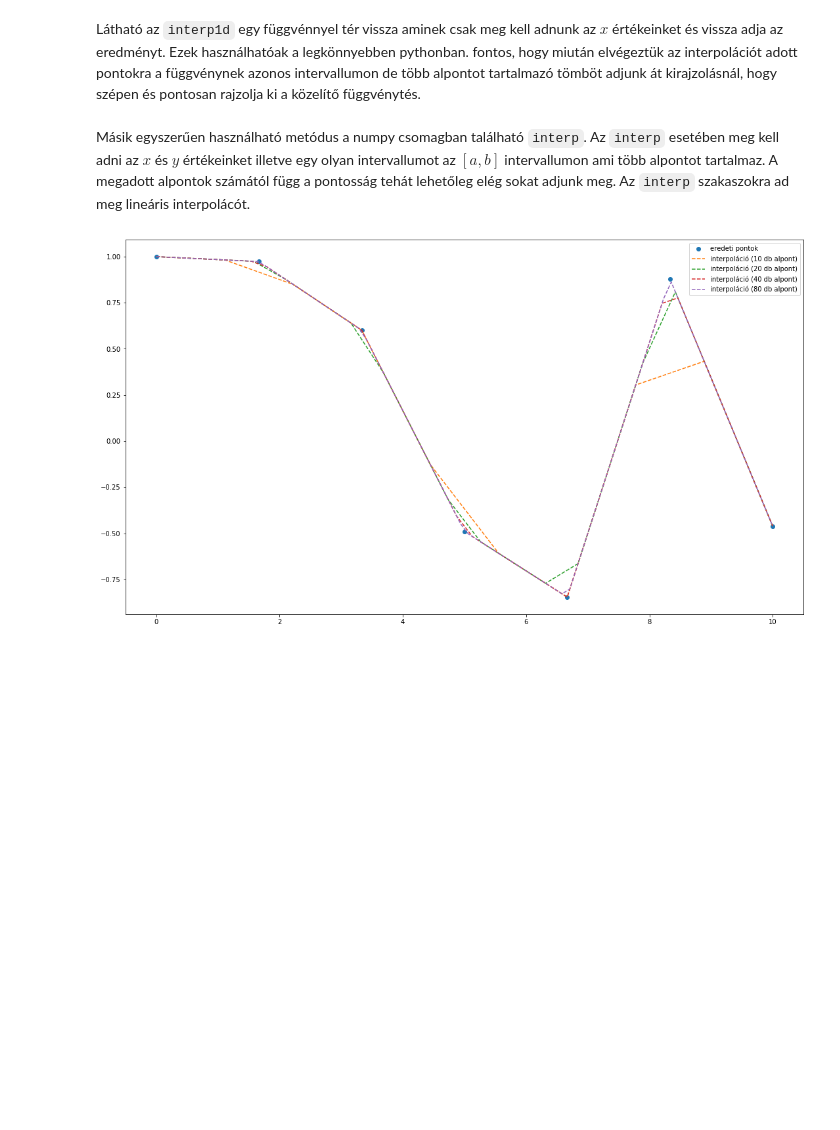
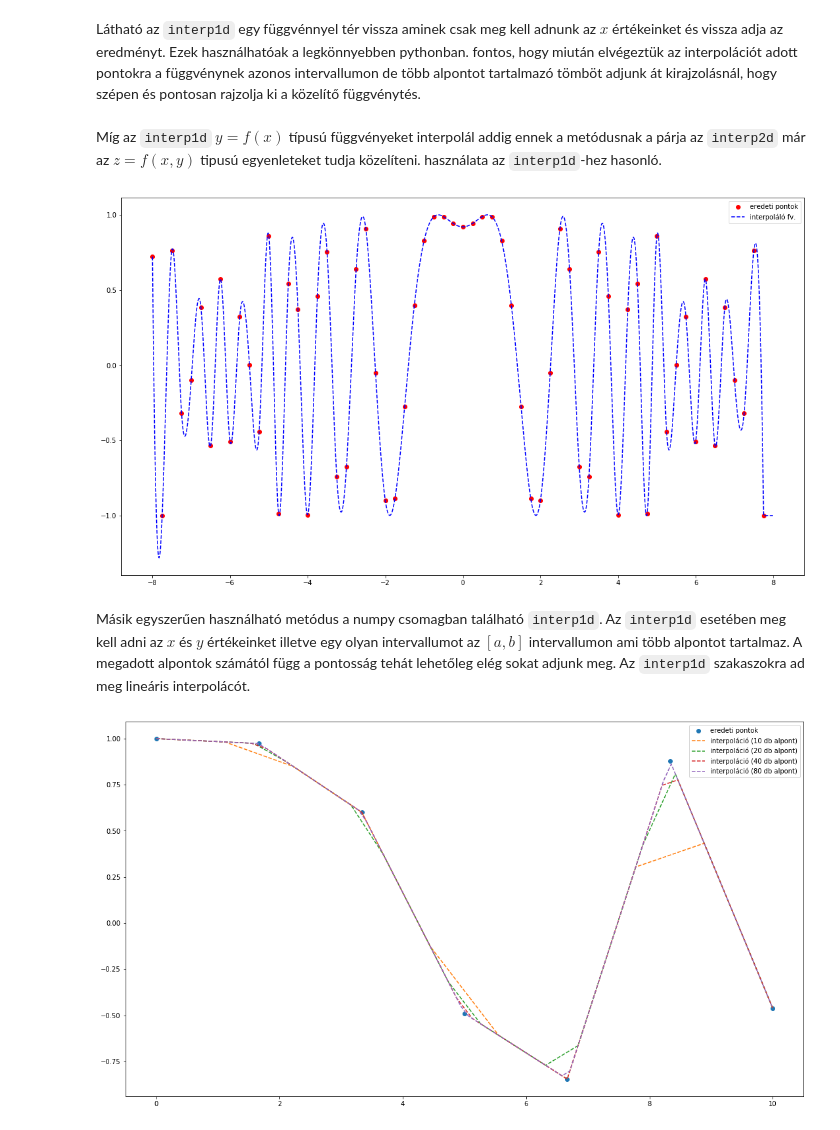
Before and after one commit to gyulaimark97/Szakdolgozat, a Jupyter notebook: dolgozat/Interpolations.ipynb, the cells around one changed output. Saved outputs shown, nothing was run; the diff lists cells and outputs as text; code cells hidden in the pictures; blank space fills up the shorter version.

Commit message:
adding new contetnt to interpolations notebook

```diff
--- a/dolgozat/Interpolations.ipynb
+++ b/dolgozat/Interpolations.ipynb
@@ -28,8 +28,33 @@ plt.show()
 [figure]
 # %% [markdown]
 Látható az `interp1d` egy függvénnyel tér vissza aminek csak meg kell adnunk az $x$ értékeinket és vissza adja az eredményt. Ezek használhatóak a legkönnyebben pythonban. fontos, hogy miután elvégeztük az interpolációt adott pontokra a függvénynek azonos intervallumon de több alpontot tartalmazó tömböt adjunk át kirajzolásnál, hogy szépen és pontosan rajzolja ki a közelítő függvénytés.
+# %% [markdown]
+Míg az `interp1d` $y=f(x)$ típusú függvényeket interpolál addig ennek a metódusnak a párja az `interp2d` már az $z=f(x, y)$ tipusú egyenleteket tudja közelíteni. használata az `interp1d`-hez hasonló.
+# %%
+import numpy as np
+from scipy import interpolate
+import matplotlib.pyplot as plt
+from matplotlib import figure
+
+x = np.arange(-8, 8, 0.25)
+y = np.arange(-8, 8, 0.25)
+xx, yy = np.meshgrid(x, y) #rácsra helyezzük az adatokat
+z = np.sin(xx**2+yy**2)
+f = interpolate.interp2d(x, y, z, kind='cubic')
+
+
+xnew = np.arange(-8, 8, 1e-2) # rovábbi alpontok a pontoss kirajzoláshoz
+ynew = np.arange(-8, 8, 1e-2)
+znew = f(xnew, ynew)
+
+plt.figure(figsize=(18.5,10.5))
+plt.plot(x, z[0, :], 'ro', xnew, znew[0, :], 'b--')
+plt.legend(["eredeti pontok", "interpoláló fv."])
+plt.show()
+# %% [output]
+[figure, added]
 # %% [markdown]
-Másik egyszerűen használható metódus a numpy csomagban található `interp`. Az `interp` esetében meg kell adni az $x$ és $y$ értékeinket illetve egy olyan intervallumot az $[a,b]$ intervallumon ami több alpontot tartalmaz. A megadott alpontok számától függ a pontosság tehát lehetőleg elég sokat adjunk meg. Az `interp` szakaszokra ad meg lineáris interpolácót.
+Másik egyszerűen használható metódus a numpy csomagban található `interp1d`. Az `interp1d` esetében meg kell adni az $x$ és $y$ értékeinket illetve egy olyan intervallumot az $[a,b]$ intervallumon ami több alpontot tartalmaz. A megadott alpontok számától függ a pontosság tehát lehetőleg elég sokat adjunk meg. Az `interp1d` szakaszokra ad meg lineáris interpolácót.
 # %%
 import numpy as np
 
```
Also changed, not shown: parts of 1 cell of this notebook.
